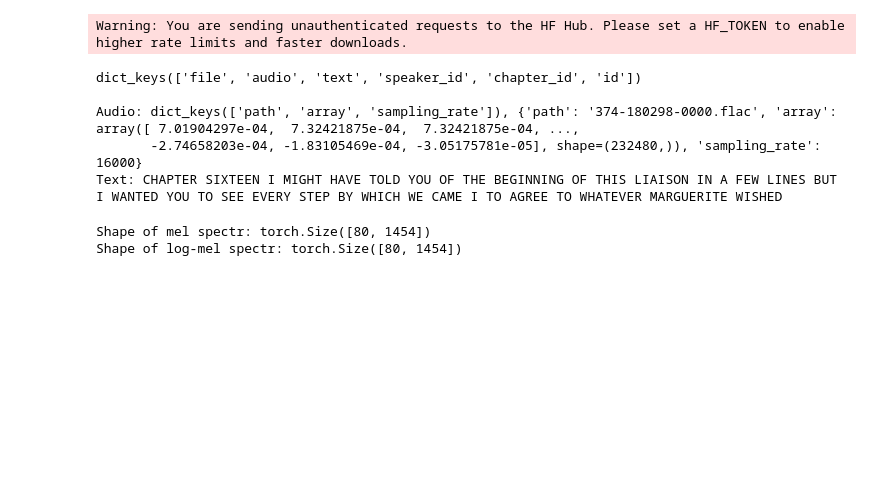
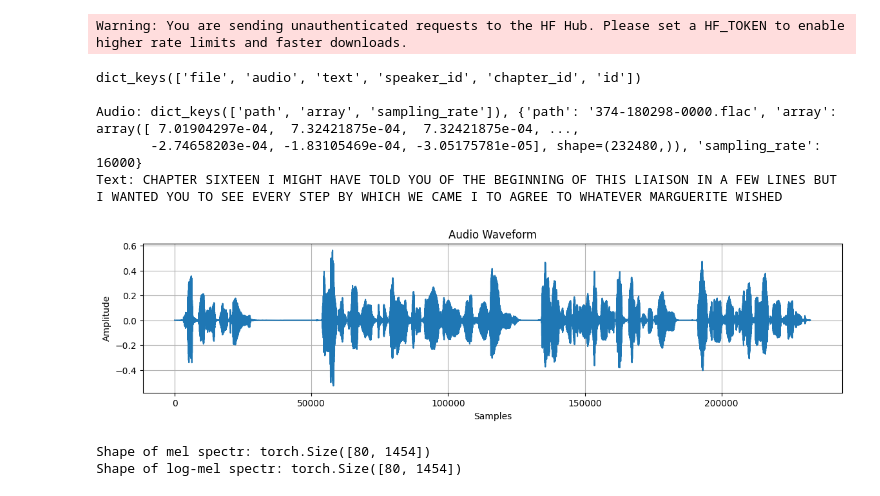
Before and after one commit to SmeysyaHromche/Automatic_Speech_Recognization, a Jupyter notebook: notebooks/data.ipynb, the cells around one changed output. Cells and saved outputs as stored; diff of their text form; code cells hidden in the pictures; blank space fills up the shorter version.

```diff
--- a/notebooks/data.ipynb
+++ b/notebooks/data.ipynb
@@ -41,6 +94,19 @@ dict_keys(['file', 'audio', 'text', 'speaker_id', 'chapter_id', 'id'])
 Audio: dict_keys(['path', 'array', 'sampling_rate']), {'path': '374-180298-0000.flac', 'array': array([ 7.01904297e-04,  7.32421875e-04,  7.32421875e-04, ...,
        -2.74658203e-04, -1.83105469e-04, -3.05175781e-05], shape=(232480,)), 'sampling_rate': 16000}
 Text: CHAPTER SIXTEEN I MIGHT HAVE TOLD YOU OF THE BEGINNING OF THIS LIAISON IN A FEW LINES BUT I WANTED YOU TO SEE EVERY STEP BY WHICH WE CAME I TO AGREE TO WHATEVER MARGUERITE WISHED
+# %%
+def plot_audio_wave(audio_tensor):
+    plt.figure(figsize=(14, 3))
+    plt.plot(audio_tensor.numpy())
+    plt.xlabel("Samples")
+    plt.ylabel("Amplitude")
+    plt.title("Audio Waveform")
+    plt.grid()
+    plt.show()
+# %%
+plot_audio_wave(audio_tensor)
+# %% [output]
+[figure, added]
 # %%
 mel_transformer = MelSpectrogram(
     sample_rate=SR,
```
Also changed, not shown: parts of 4 cells of this notebook, 5 other files.
